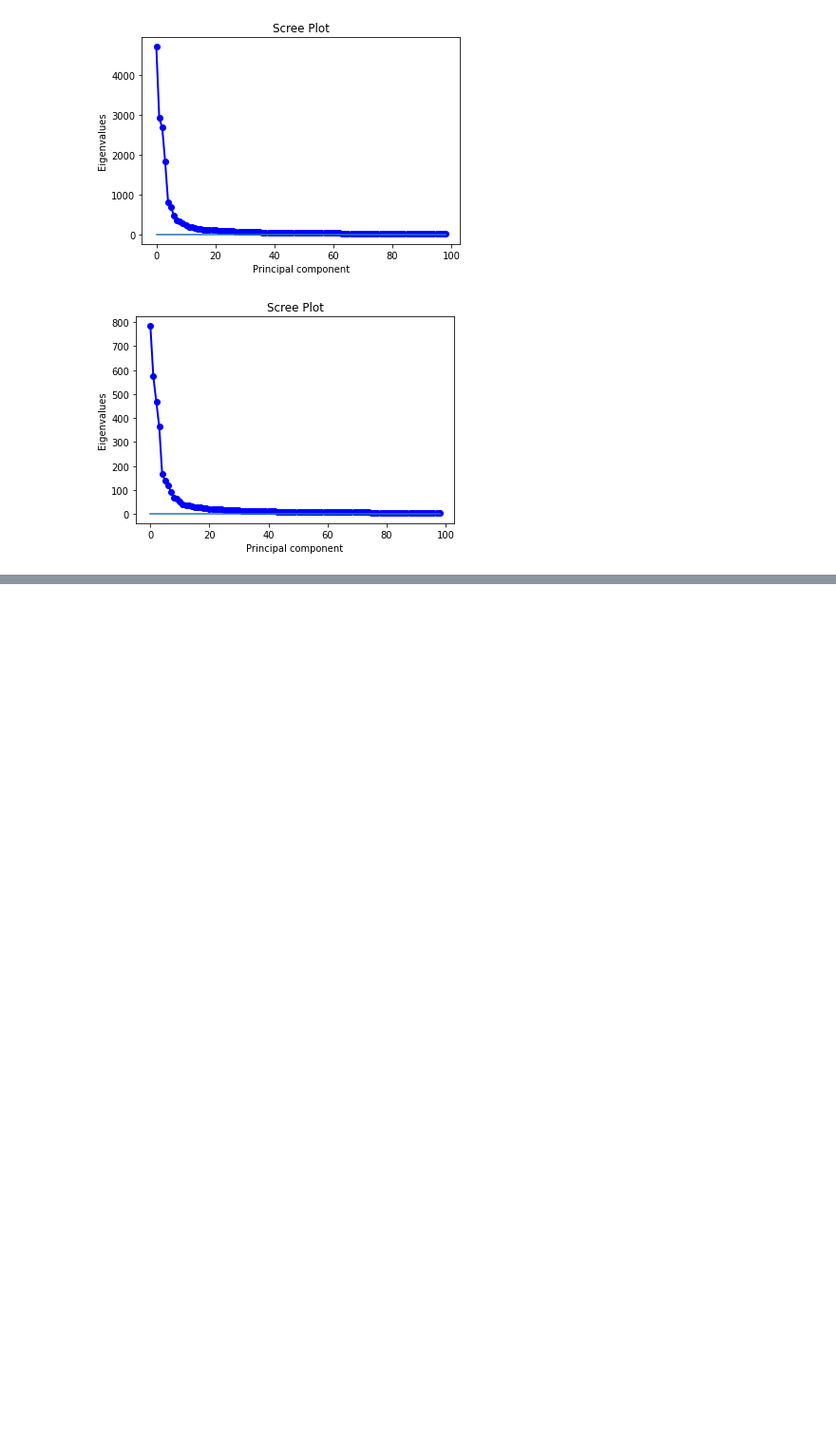
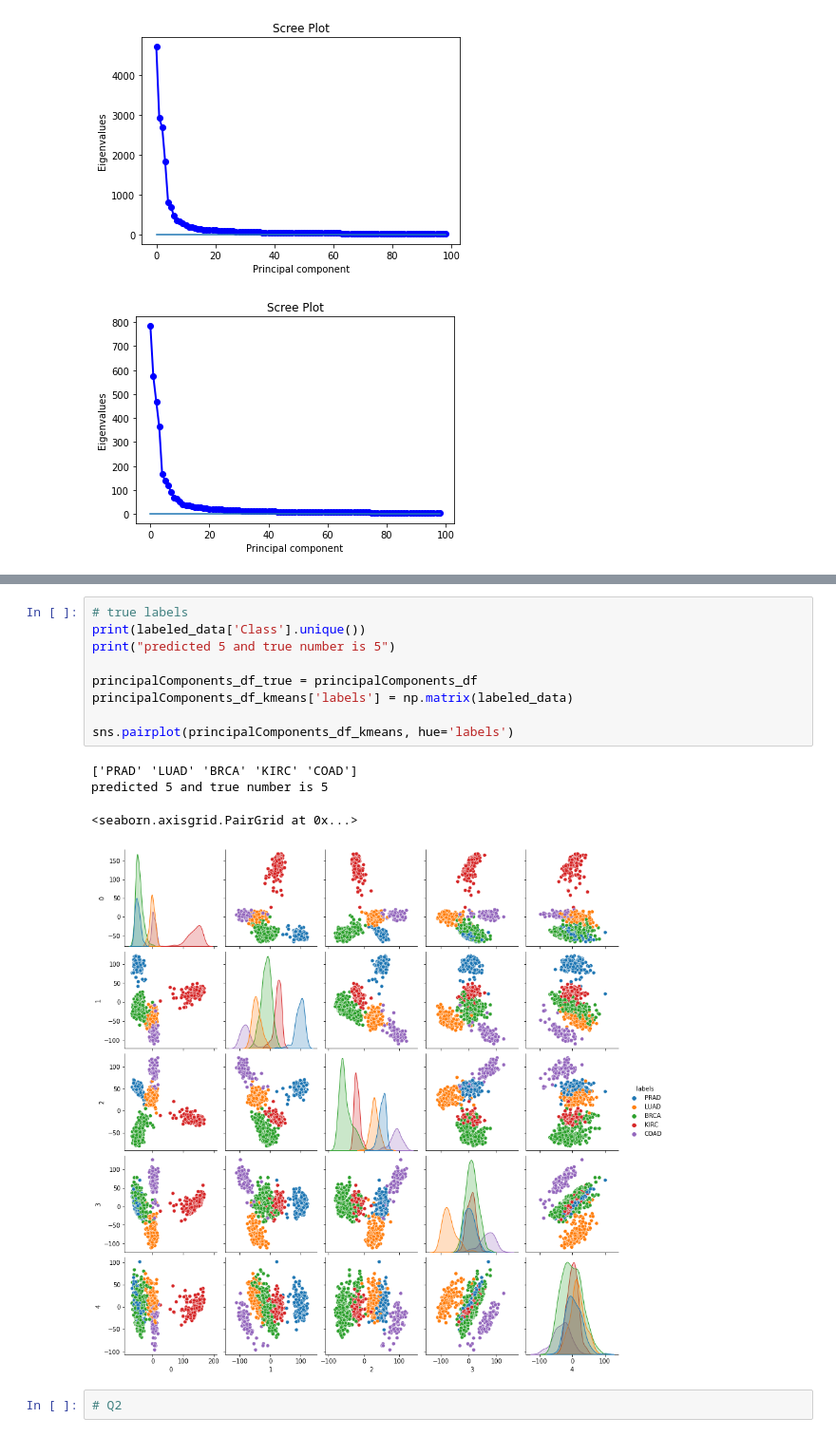
Before and after one commit to antonsandberg/Big-Data, a Jupyter notebook: Project2_Fred_ver2.ipynb, the cells around one changed output, grey strips where cells are left out. Shown at 95% size. Cells and saved outputs as stored; diff of their text form; blank space fills up the shorter version.

```diff
--- a/Project2_Fred_ver2.ipynb
+++ b/Project2_Fred_ver2.ipynb
@@ -135,0 +230,16 @@ plt.show()
+# %%
+# true labels
+print(labeled_data['Class'].unique())
+print("predicted 5 and true number is 5")
+
+principalComponents_df_true = principalComponents_df
+principalComponents_df_kmeans['labels'] = np.matrix(labeled_data)
+
+sns.pairplot(principalComponents_df_kmeans, hue='labels')
+# %% [output]
+['PRAD' 'LUAD' 'BRCA' 'KIRC' 'COAD']
+predicted 5 and true number is 5
+<seaborn.axisgrid.PairGrid at 0x...>
+[figure, added]
+# %%
+# Q2
```
Also changed, not shown: parts of 6 cells of this notebook.
